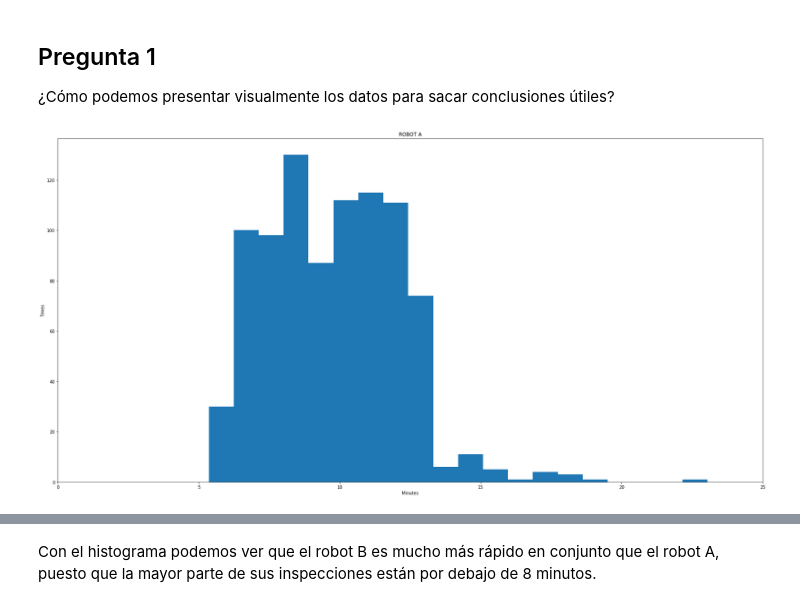
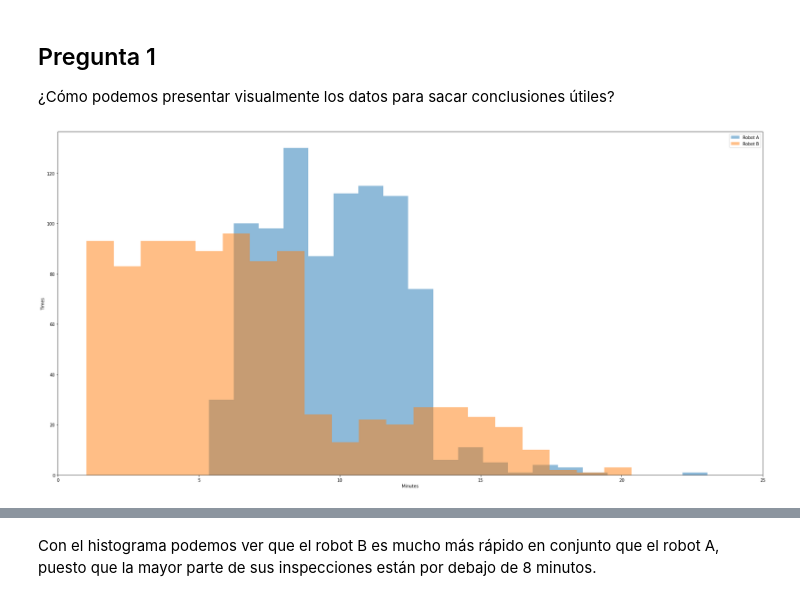
Before and after one commit to dorogoy/ejercicios, a Jupyter notebook: datos_univariados_3/solution.ipynb, the cells around one changed output, grey strips where cells are left out. Drawn from its saved outputs; the diff is of its cells as text; code cells hidden in the pictures.

Commit message:
Mix two histograms

```diff
--- a/datos_univariados_3/solution.ipynb
+++ b/datos_univariados_3/solution.ipynb
@@ -26,12 +26,14 @@ El robot que tarda menos de media es el robot B
 # %%
 import matplotlib.pyplot as plt
 
 
 plt.figure(figsize=(30, 15))
 plt.xlabel("Minutes")
 plt.ylabel("Times")
-plt.title("ROBOT A")
 plt.xlim(0,25)
-_ = plt.hist(df_robot_A, bins=20)
+plt.hist(df_robot_A, bins=20, alpha=0.5, label="Robot A")
+plt.hist(df_robot_B, bins=20, alpha=0.5, label="Robot B")
+plt.legend(loc="upper right")
+_ = plt.show()
 # %% [output]
-[figure, old version]
+[figure, new version]
```
Also changed, not shown: parts of 5 cells of this notebook.
